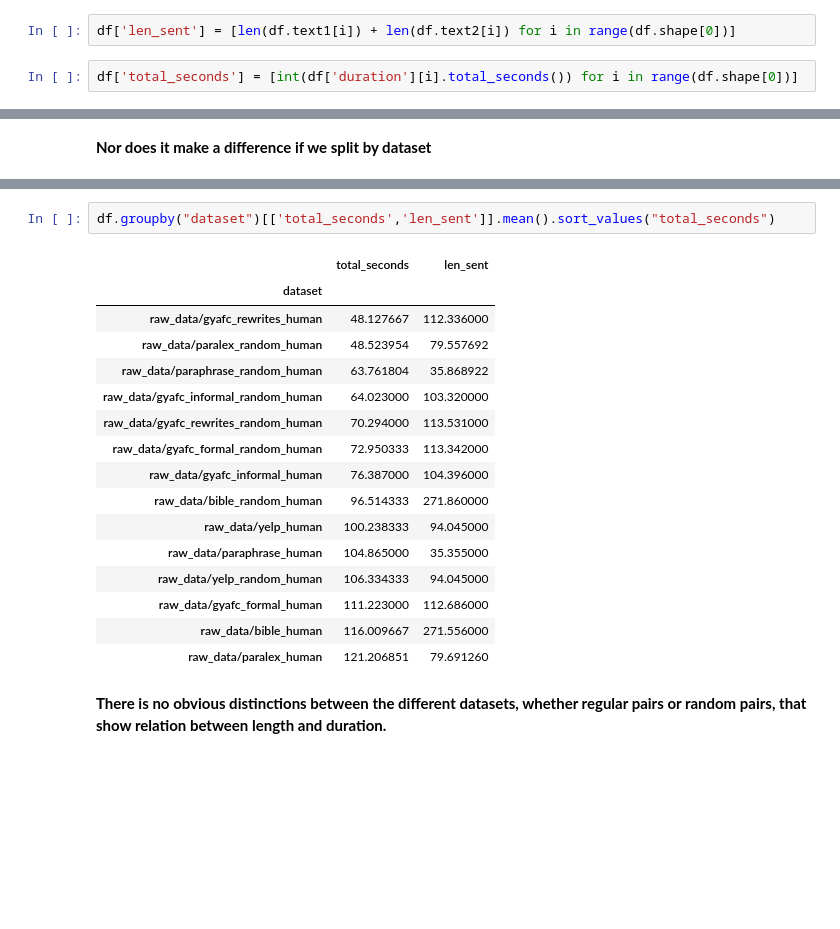
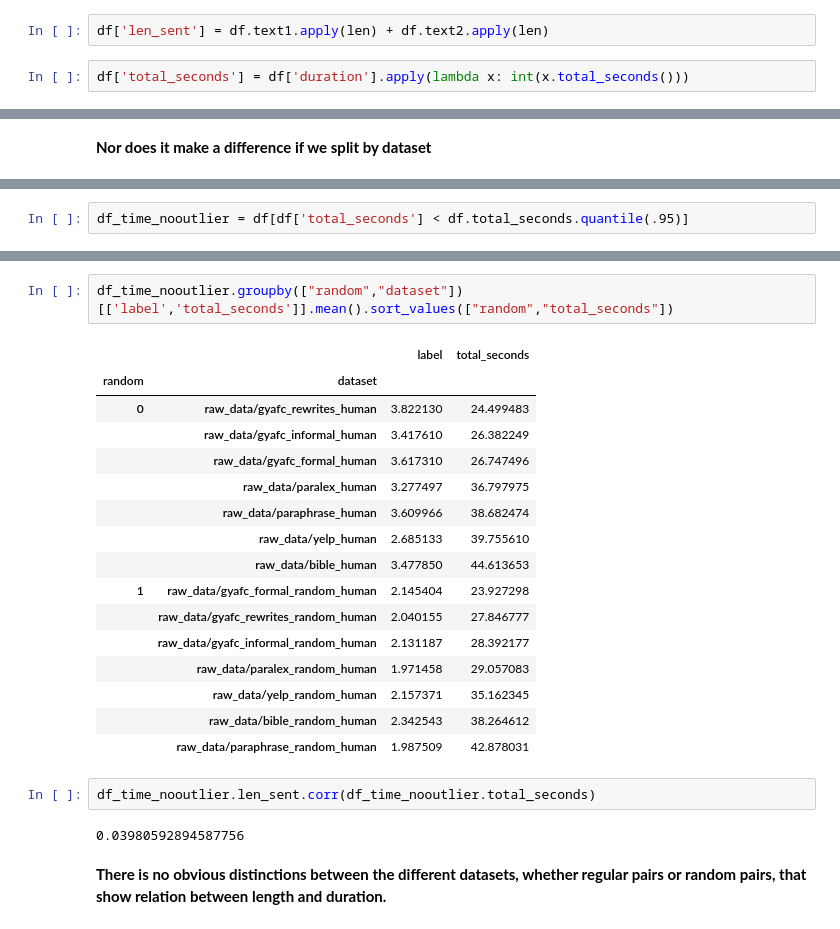
Before and after one commit to Hernanros/SOTA, a Jupyter notebook: notebooks/exploration/[SS]Hypothesis_testing.ipynb, the cells around one changed output, grey strips where cells are left out. Saved outputs shown, nothing was run; the diff lists cells and outputs as text; blank space fills up the shorter version.

```diff
--- a/notebooks/exploration/[SS]Hypothesis_testing.ipynb
+++ b/notebooks/exploration/[SS]Hypothesis_testing.ipynb
@@ -38,9 +38,9 @@ df.to_csv('data/combined_dataset.csv')
 
 df.drop(columns="index",inplace=True)
 # %%
-df['len_sent'] = [len(df.text1[i]) + len(df.text2[i]) for i in range(df.shape[0])]
+df['len_sent'] = df.text1.apply(len) + df.text2.apply(len)
-# %%
-df['total_seconds'] = [int(df['duration'][i].total_seconds()) for i in range(df.shape[0])]
+# %%
+df['total_seconds'] = df['duration'].apply(lambda x: int(x.total_seconds()))
 # %% [markdown]
 # Exploration
 # %%
@@ -96,0 +112,2 @@ raw_data/yelp_random_human has a correlation of -0.007
+# %%
+df_time_nooutlier = df[df['total_seconds'] < df.total_seconds.quantile(.95)]
@@ -118,22 +139,26 @@ df.groupby(["random","dataset"])[['len_sent','total_seconds']].mean().sort_value
 # %%
-df.groupby("dataset")[['total_seconds','len_sent']].mean().sort_values("total_seconds")
+df_time_nooutlier.groupby(["random","dataset"])[['label','total_seconds']].mean().sort_values(["random","total_seconds"])
 # %% [output]
-|  | total_seconds | len_sent |
-| dataset |  |  |
-| raw_data/gyafc_rewrites_human | 48.127667 | 112.336000 |
-| raw_data/paralex_random_human | 48.523954 | 79.557692 |
-| raw_data/paraphrase_random_human | 63.761804 | 35.868922 |
-| raw_data/gyafc_informal_random_human | 64.023000 | 103.320000 |
-| raw_data/gyafc_rewrites_random_human | 70.294000 | 113.531000 |
-| raw_data/gyafc_formal_random_human | 72.950333 | 113.342000 |
-| raw_data/gyafc_informal_human | 76.387000 | 104.396000 |
-| raw_data/bible_random_human | 96.514333 | 271.860000 |
-| raw_data/yelp_human | 100.238333 | 94.045000 |
-| raw_data/paraphrase_human | 104.865000 | 35.355000 |
-| raw_data/yelp_random_human | 106.334333 | 94.045000 |
-| raw_data/gyafc_formal_human | 111.223000 | 112.686000 |
-| raw_data/bible_human | 116.009667 | 271.556000 |
-| raw_data/paralex_human | 121.206851 | 79.691260 |
+|  |  | label | total_seconds |
+| random | dataset |  |  |
+| 0 | raw_data/gyafc_rewrites_human | 3.822130 | 24.499483 |
+|  | raw_data/gyafc_informal_human | 3.417610 | 26.382249 |
+|  | raw_data/gyafc_formal_human | 3.617310 | 26.747496 |
+|  | raw_data/paralex_human | 3.277497 | 36.797975 |
+|  | raw_data/paraphrase_human | 3.609966 | 38.682474 |
+|  | raw_data/yelp_human | 2.685133 | 39.755610 |
+|  | raw_data/bible_human | 3.477850 | 44.613653 |
+| 1 | raw_data/gyafc_formal_random_human | 2.145404 | 23.927298 |
+|  | raw_data/gyafc_rewrites_random_human | 2.040155 | 27.846777 |
+|  | raw_data/gyafc_informal_random_human | 2.131187 | 28.392177 |
+|  | raw_data/paralex_random_human | 1.971458 | 29.057083 |
+|  | raw_data/yelp_random_human | 2.157371 | 35.162345 |
+|  | raw_data/bible_random_human | 2.342543 | 38.264612 |
+|  | raw_data/paraphrase_random_human | 1.987509 | 42.878031 |
+# %%
+df_time_nooutlier.len_sent.corr(df_time_nooutlier.total_seconds)
+# %% [output]
+0.03980592894587756
 # %% [markdown]
 **There is no obvious distinctions between the different datasets, whether regular pairs or random pairs, that show relation between length and duration.**
 # %% [markdown]
```
Also changed, not shown: parts of 32 cells of this notebook, 1 other file.
